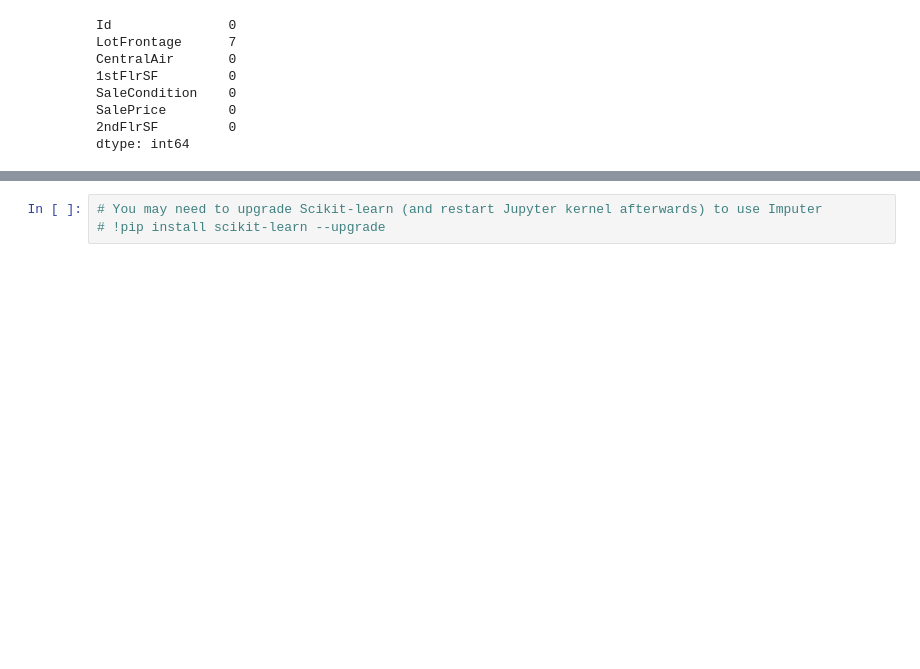
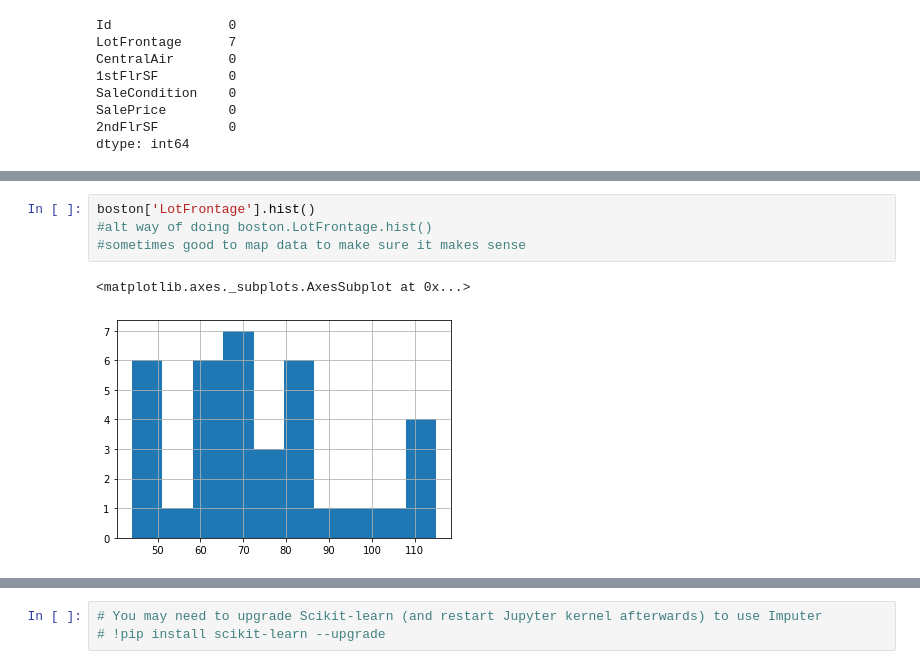
Before and after one commit to lichtend/fall2019, a Jupyter notebook: week3/Week3.ipynb, the cells around one changed output, grey strips where cells are left out. Saved outputs shown, nothing was run; the diff lists cells and outputs as text; blank space fills up the shorter version.

```diff
--- a/week3/Week3.ipynb
+++ b/week3/Week3.ipynb
@@ -401,0 +428,7 @@ boston.fillna({"2ndFlrSF": "Value1!", "LotFrontage": "Value2!"}).tail()
+# %%
+boston['LotFrontage'].hist()
+#alt way of doing boston.LotFrontage.hist()
+#sometimes good to map data to make sure it makes sense
+# %% [output]
+<matplotlib.axes._subplots.AxesSubplot at 0x...>
+[figure, added]
```
Also changed, not shown: parts of 21 cells of this notebook.
